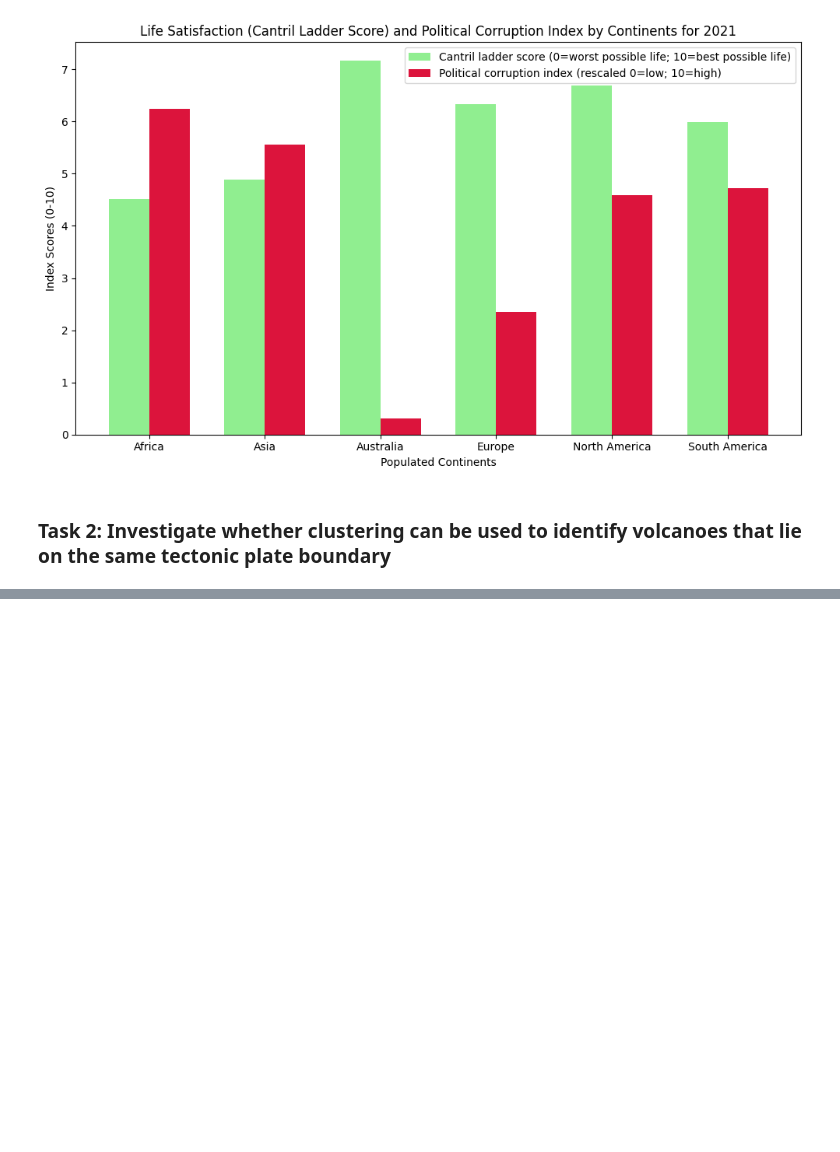
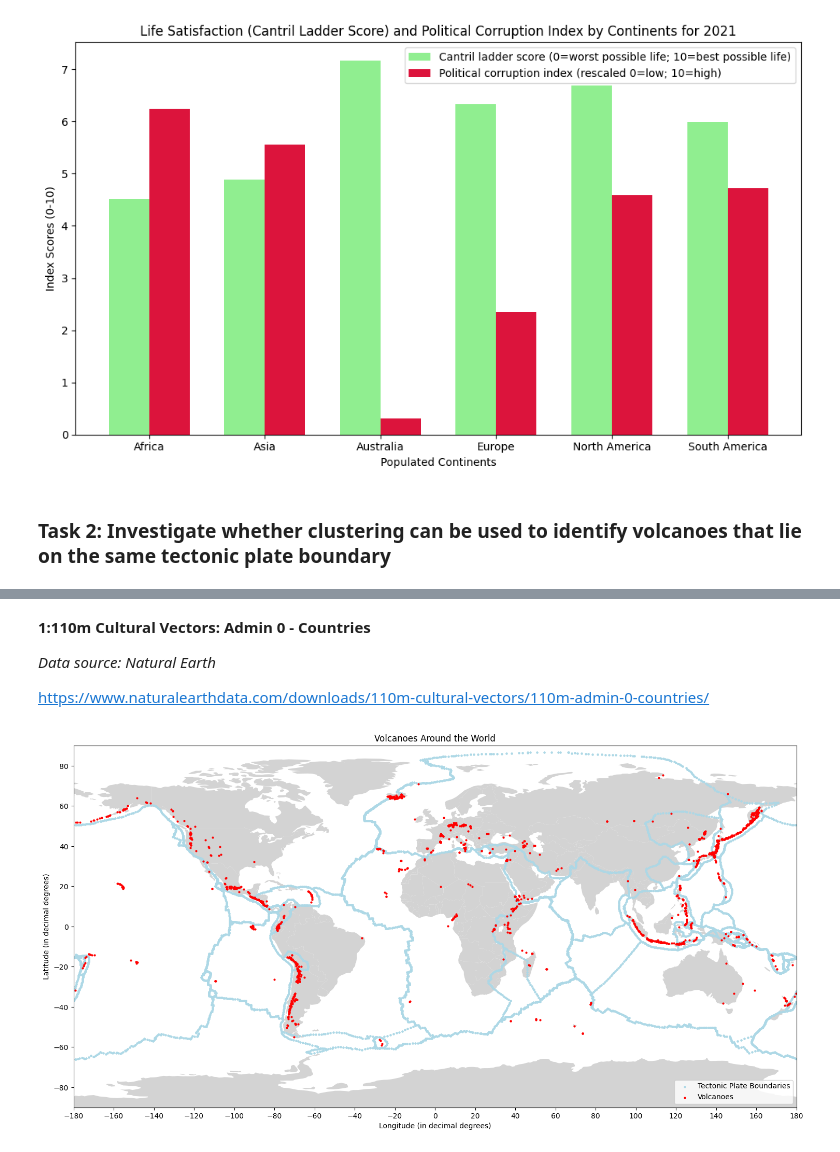
Before and after one commit to sdvelev/Introduction-To-Data-Science-And-AI, a Jupyter notebook: 05-data-science-revision/assignment-5-Stefan-Velev.ipynb, the cells around one changed output, grey strips where cells are left out. Cells and saved outputs as stored; diff of their text form; code cells hidden in the pictures; blank space fills up the shorter version.

```diff
--- a/05-data-science-revision/assignment-5-Stefan-Velev.ipynb
+++ b/05-data-science-revision/assignment-5-Stefan-Velev.ipynb
@@ -865,0 +967,3 @@ plt.show()
+# %%
+# Remove rows with missing values (if there are any)
+df_volcanoes = df_volcanoes.dropna()
@@ -865,0 +976,3 @@ plt.show()
+# %%
+# Read latitude and logitude data that completely encloses 56 tectonic plates so that we can validate the results visually
+df_tectonic_plate_boundaries = pd.read_csv('./data/tectonic-plate-boundaries.csv')
@@ -865,0 +988,32 @@ plt.show()
+# %% [markdown]
+**1:110m Cultural Vectors: Admin 0 - Countries**
+
+*Data source: Natural Earth*
+
+https://www.naturalearthdata.com/downloads/110m-cultural-vectors/110m-admin-0-countries/
+# %%
+# Use Python GeoPandas package to display world map for better clarity of the volcano locations
+world = gpd.read_file('./data/map/ne_110m_admin_0_countries_lakes.shp')
+
+gdf_tectonic_plate_boundaries = gpd.GeoDataFrame(df_tectonic_plate_boundaries, geometry=gpd.points_from_xy(df_tectonic_plate_boundaries['lon'], df_tectonic_plate_boundaries['lat']))
+
+gdf_volcanoes = gpd.GeoDataFrame(df_volcanoes, geometry=gpd.points_from_xy(df_volcanoes['Longitude'], df_volcanoes['Latitude']))
+
+fig, ax = plt.subplots(figsize=(18, 14))
+world.plot(ax=ax, color='lightgray')
+
+gdf_tectonic_plate_boundaries.plot(ax=ax, color='lightblue', markersize=4, label='Tectonic Plate Boundaries')
+gdf_volcanoes.plot(ax=ax, color='red', markersize=4, label='Volcanoes')
+
+ax.set_xlim([-180, 180])
+ax.set_xticks(range(-180, 181, 20))
+
+ax.set_ylim([-90, 90])
+
+plt.title('Volcanoes Around the World')
+plt.xlabel('Longitude (in decimal degrees)')
+plt.ylabel('Latitude (in decimal degrees)')
+plt.legend(loc="lower right")
+plt.show()
+# %% [output]
+[figure, added]
```
Also changed, not shown: parts of 26 cells of this notebook.
